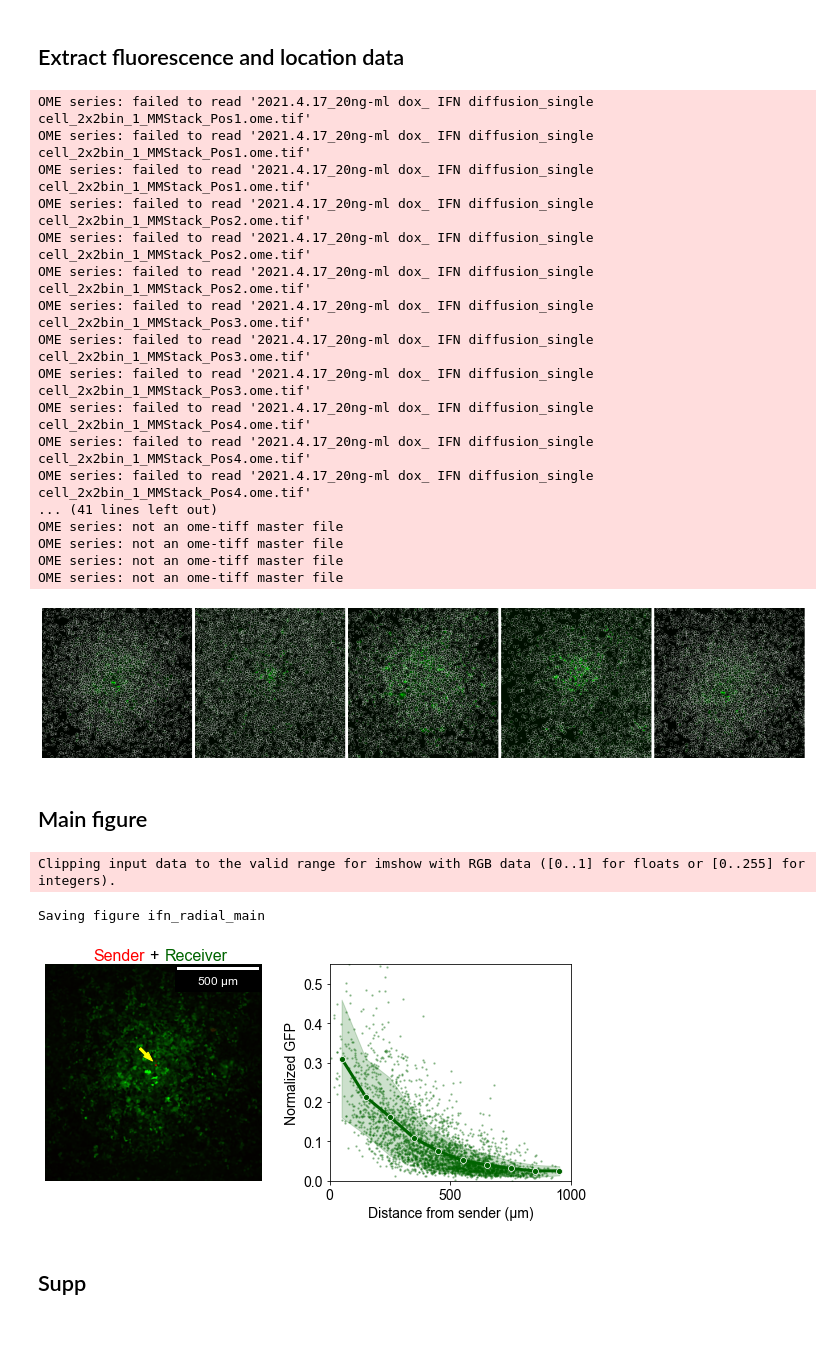
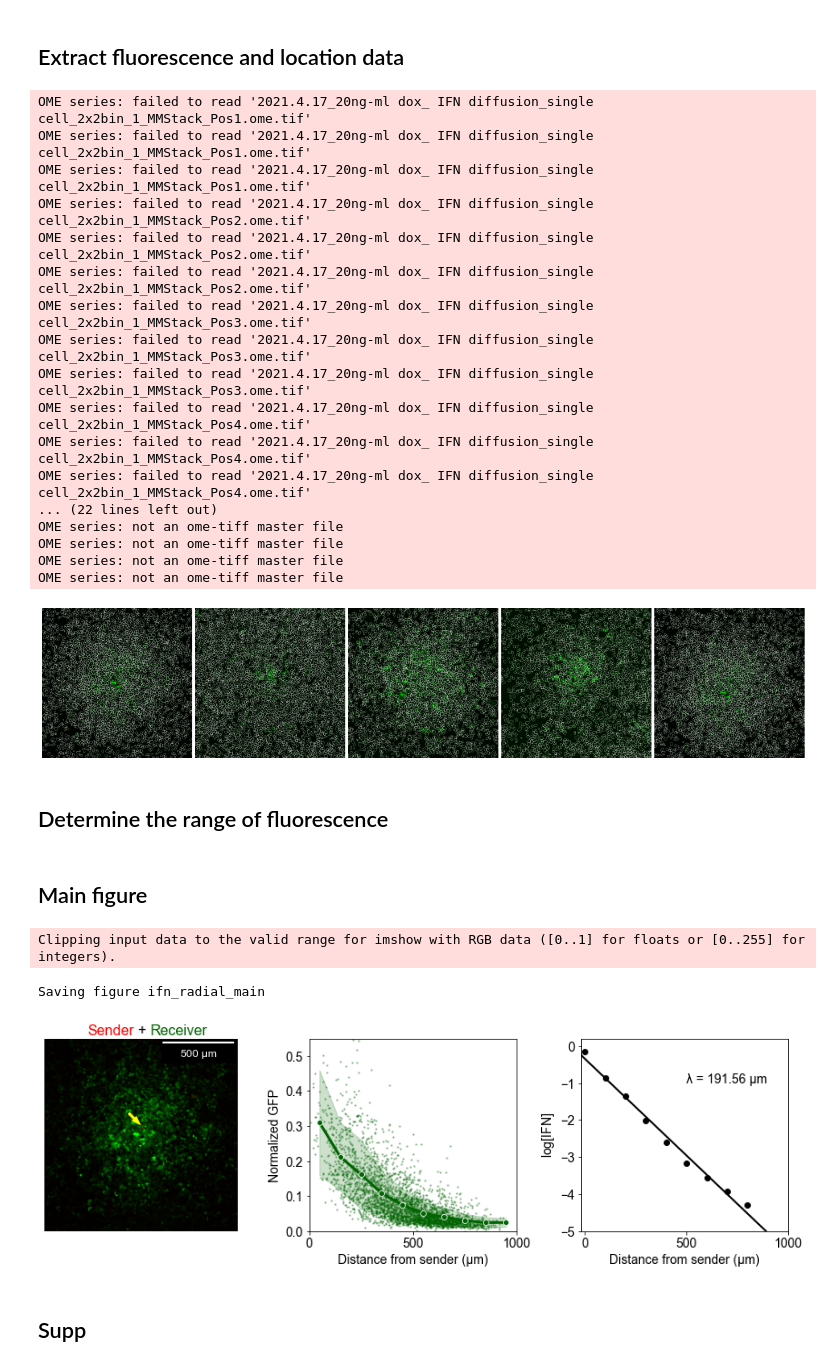
Before and after one commit to Li-Boyan/ReLU_optoSTING, a Jupyter notebook: expr_scripts/fig4_ifn_gradient.ipynb, the cells around one changed output. Saved outputs shown, nothing was run; the diff lists cells and outputs as text; code cells hidden in the pictures; blank space fills up the shorter version.

```diff
--- a/expr_scripts/fig4_ifn_gradient.ipynb
+++ b/expr_scripts/fig4_ifn_gradient.ipynb
@@ -55,17 +112,12 @@ array([[472.14141414, 523.        ],
 # %% [markdown]
 ## Extract fluorescence and location data
 # %%
-ifn_radial_path = "../data/ifn_radial"
-img_idx = [0, 1, 2, 4, 5]
-imfiles = [os.path.join(ifn_radial_path, "pos%d.tif")%i for i in img_idx]
-ims = [skimage.io.imread(f) for f in imfiles]
-green_seg_files = [os.path.join(ifn_radial_path, "pos%d.npy"%i) for i in img_idx]
 _, ax = plt.subplots(1, 5, figsize=(24, 5))
 plt.subplots_adjust(wspace=0.02)
 props_group = []
 for i in range(len(img_idx)):
     show_seg(green_seg_files[i], imfiles[i], ax=ax[i], chan=1, adjust=1)
-    props = extract_fl_loc(green_seg[i], imfiles[i], chan=1)
+    props = extract_fl_loc(green_seg_files[i], imfiles[i], chan=1)
     props_group.append(np.array([[p.mean_intensity, np.sqrt(((np.array(p.centroid) - red_centroid_group[i]) ** 2).sum())] for p in props]))
 # %% [output]
 OME series: failed to read '2021.4.17_20ng-ml dox_ IFN diffusion_single cell_2x2bin_1_MMStack_Pos1.ome.tif'
@@ -80,18 +132,25 @@ OME series: failed to read '2021.4.17_20ng-ml dox_ IFN diffusion_single cell_2x2
 OME series: failed to read '2021.4.17_20ng-ml dox_ IFN diffusion_single cell_2x2bin_1_MMStack_Pos4.ome.tif'
 OME series: failed to read '2021.4.17_20ng-ml dox_ IFN diffusion_single cell_2x2bin_1_MMStack_Pos4.ome.tif'
 OME series: failed to read '2021.4.17_20ng-ml dox_ IFN diffusion_single cell_2x2bin_1_MMStack_Pos4.ome.tif'
-... (41 lines left out)
+... (22 lines left out)
 OME series: not an ome-tiff master file
 OME series: not an ome-tiff master file
 OME series: not an ome-tiff master file
 OME series: not an ome-tiff master file
 [figure]
+# %% [markdown]
+## Determine the range of fluorescence
+# %%
+percent = 50
+all_fluorescences = np.concatenate([props_group[idx][:, 0] for idx in range(len(props_group))])
+min_fl = all_fluorescences[np.argsort(all_fluorescences)[percent//50]]
+max_fl = all_fluorescences[np.argsort(all_fluorescences)[-percent//50]]
 # %% [markdown]
 ## Main figure
 # %%
 main_fig_index  = [0]
-_, ax = plt.subplots(1, 2, figsize=(8, 4))
-plt.subplots_adjust(wspace=0.15)
+_, ax = plt.subplots(1, 3, figsize=(12, 4))
+plt.subplots_adjust(wspace=0.05)
 defaultStyle()
 
 for i, idx in enumerate(main_fig_index):
@@ -99,39 +158,53 @@ for i, idx in enumerate(main_fig_index):
     # ax1.imshow(ims[idx][:, :, 0], cmap="gray")
     raw_im = ims[idx]
     rgb_im = np.zeros_like(raw_im, dtype=float)
     rgb_im[:, :, 0] = (raw_im[:, :, 2] - np.min(raw_im[:, :, 2])) / (np.max(raw_im[:, :, 2]) - np.min(raw_im[:, :, 2]))
-    rgb_im[:, :, 1] = (raw_im[:, :, 1] - np.min(raw_im[:, :, 1])) / (np.max(raw_im[:, :, 1]) - np.min(raw_im[:, :, 1])) * 2
+    rgb_im[:, :, 1] = (raw_im[:, :, 1] - min_fl) / (max_fl - min_fl)
     ax[0].imshow(rgb_im)
     scalebar = ScaleBar(1.3, units="um", color="w", box_color='k', fixed_value=500, font_properties={"size": 12, "family": "Arial"})
     ax[0].add_artist(scalebar)
     arrowlen = 75
     ax[0].arrow(red_centroid_group[idx, 1] - arrowlen, red_centroid_group[idx, 0] - arrowlen, arrowlen * 0.8, arrowlen * 0.8, width=10, color="yellow", length_includes_head=True)
     ax[0].axis("off")
+    ax[0].text(350, -5, "Sender", ha="center", va="bottom", size=16, color="red")
+    ax[0].text(512, -5, "+", ha="center", va="bottom", size=16, color="black")
+    ax[0].text(712, -5, "Receiver", ha="center", va="bottom", size=16, color="darkgreen")
 
     distances = props_group[idx][:, 1] * 1.3
     fluorescences = props_group[idx][:, 0]
-    fluorescences = (fluorescences - fluorescences.min()) / (fluorescences.max() - fluorescences.min())
+    fluorescences = (fluorescences - min_fl) / (max_fl - min_fl)
     ax[1].scatter(distances, fluorescences, s=2, c="darkgreen", alpha=0.3)
 
     xinterval = 100
     xbin = np.arange(0, 1000, xinterval)
     binned_distances = np.digitize(distances, xbin)
     gradient_data = np.stack([binned_distances, fluorescences], axis=1)
     gradient_df = pd.DataFrame(gradient_data, columns=["binned_distance", "intensity"])
     gradient_df.binned_distance = gradient_df.binned_distance.apply(lambda x: x * xinterval - xinterval / 2) # + xinterval / 2)
     sns.lineplot(x="binned_distance", y="intensity", data=gradient_df, ax=ax[1], ci='sd', color="darkgreen", lw=3, marker="o")
     ax[1].axis([0, 1000, 0, 0.55])
     ax[1].set_xticks([0, 500, 1000])
     ax[1].set_xlabel("Distance from sender (μm)")
     ax[1].set_ylabel("Normalized GFP")
-    ax[0].text(350, -5, "Sender", ha="center", va="bottom", size=16, color="red")
-    ax[0].text(512, -5, "+", ha="center", va="bottom", size=16, color="black")
-    ax[0].text(712, -5, "Receiver", ha="center", va="bottom", size=16, color="darkgreen")
+
+    gfp_gradient = np.array([gradient_df[gradient_df.binned_distance == d].intensity.mean() for d in gradient_df.binned_distance.unique()])
+    ifn_gradient = np.exp(- np.log(1/gfp_gradient - 1) / n + np.log(K))
+    ax[2].scatter(xbin[-2::-1], np.log(ifn_gradient)[1:], color="k")
+    p = np.polyfit(xbin[-2::-1], np.log(ifn_gradient)[1:], deg=1)
+    xdata = np.arange(-20, 1000, 1)
+    ax[2].plot(xdata, xdata * p[0] + p[1], color="k", lw=2)
+    ax[2].set_xlim([-20, 870])
+    ax[2].set_xlabel("Distance from sender (μm)")
+    ax[2].set_ylabel("$\log\mathrm{[IFN]}$")
+    ax[2].set_ylim([-5, 0.2])
+    ax[2].set_xticks([0, 500, 1000])
+    ax[2].text(500, -1, "λ = %.2f μm"%(-1/p[0]), fontsize=14)
+
 save_fig("ifn_radial_main")
 # %% [output]
 Clipping input data to the valid range for imshow with RGB data ([0..1] for floats or [0..255] for integers).
 Saving figure ifn_radial_main
-[figure, old version]
+[figure, new version]
 # %% [markdown]
 ## Supp
 # %%
```
Also changed, not shown: parts of 13 cells of this notebook, 1 other file.
